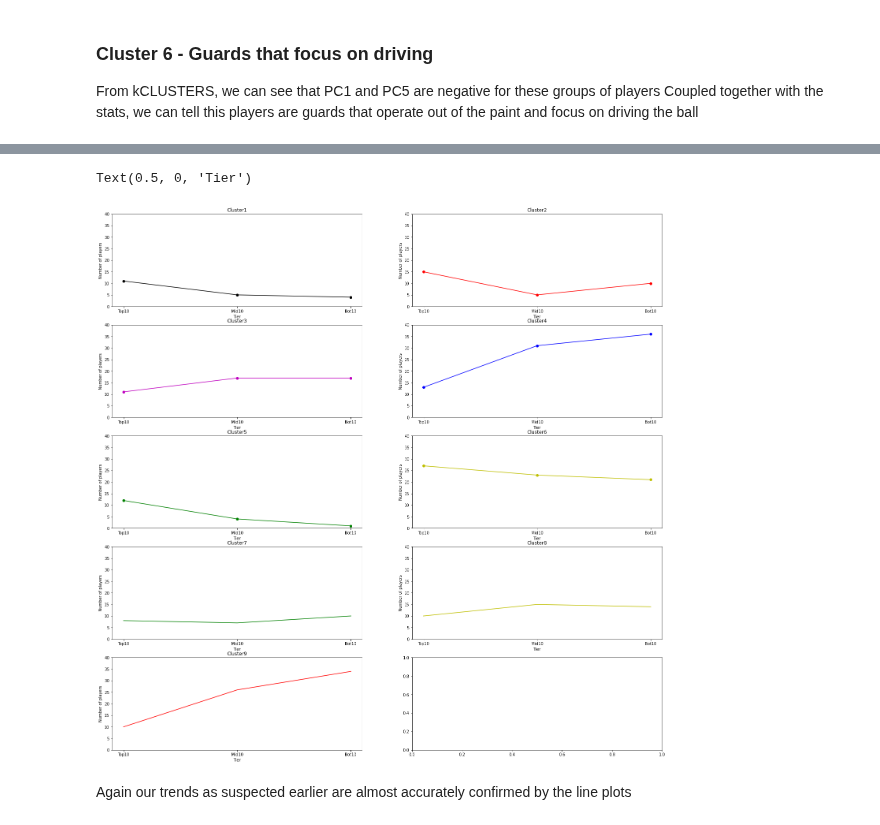
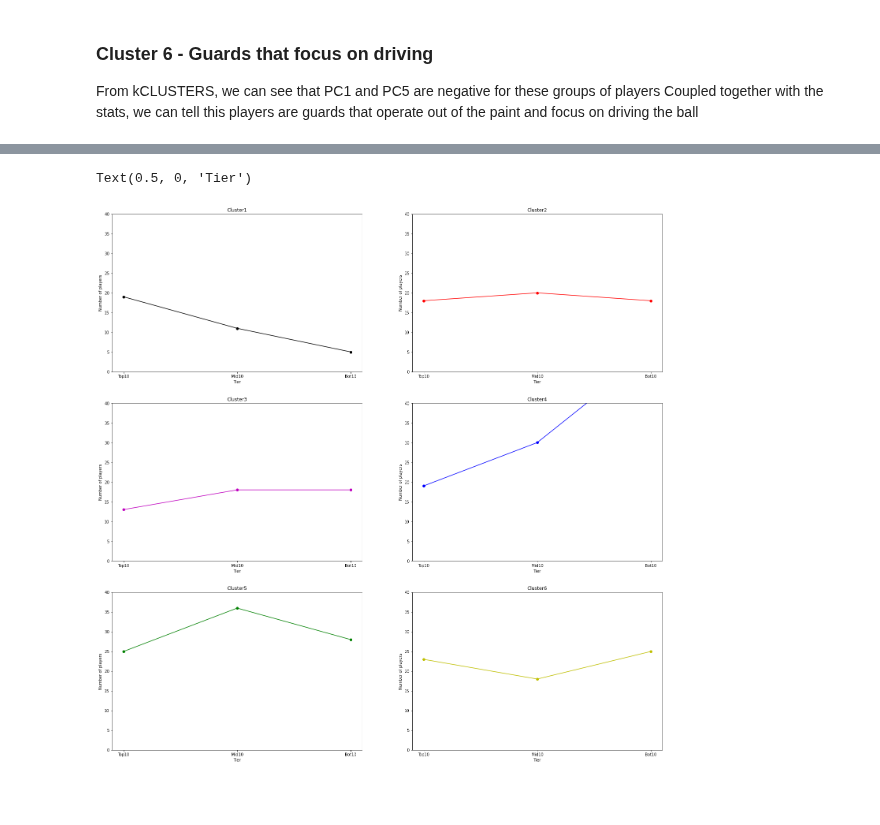
Before and after one commit to CSA100/nba-dsai, a Jupyter notebook: clusteringEDA.ipynb, the cells around one changed output, grey strips where cells are left out. Cells and saved outputs as stored; diff of their text form; code cells hidden in the pictures; blank space fills up the shorter version.

```diff
--- a/clusteringEDA.ipynb
+++ b/clusteringEDA.ipynb
@@ -210,0 +276,8 @@ Players in this cluster are not elite in any specific category. THey are average
+# %%
+mergeDF = [teamCompositionDf,teamStandings]
+
+teamComparison = pd.DataFrame()
+teamComparison['Team'] = teamStandings['Team']
+for x in mergeDF:
+    teamComparison = teamComparison.merge(x,on="Team",how="outer",suffixes=("","_delme"))
+teamComparison = teamComparison[[c for c in teamComparison.columns if not c.endswith('_delme')]]
@@ -354,17 +611,14 @@ teamCompositionDf["Cluster3"] = np.nan
 teamCompositionDf["Cluster4"] = np.nan
 teamCompositionDf["Cluster5"] = np.nan
 teamCompositionDf["Cluster6"] = np.nan
-teamCompositionDf["Cluster7"] = np.nan
-teamCompositionDf["Cluster8"] = np.nan
-teamCompositionDf["Cluster9"] = np.nan
 
 for team in clusterData.TEAM.unique():
-    clusArr = [team] + [0] * 9
+    clusArr = [team] + [0] * 6
 
     teamData = clusterData.loc[clusterData['TEAM'] == team]
 
     for index, row in teamData.iterrows():
-        clusArr[row['hCLUSTER']] += 1
+        clusArr[row['kCLUSTER']] += 1
 
     teamCompositionDf.loc[len(teamCompositionDf.index)] = clusArr
 
@@ -417,0 +672,3 @@ teamComparison
+# %%
+teamComparison.drop(['W', 'L', 'WIN%', 'Conference'], axis=1, inplace=True)
+teamComparison
@@ -475,19 +718,16 @@ tierDf["Cluster3"] = np.nan
 tierDf["Cluster4"] = np.nan
 tierDf["Cluster5"] = np.nan
 tierDf["Cluster6"] = np.nan
-tierDf["Cluster7"] = np.nan
-tierDf["Cluster8"] = np.nan
-tierDf["Cluster9"] = np.nan
 
 tiers = [["Top10", teamComparison.iloc[0:10, 0:10]], ["Mid10", teamComparison.iloc[10:20, 0:10]], ["Bot10", teamComparison.iloc[20:30, 0:10]]]
 
 for tier in tiers:
 
-    clusArr = [tier[0]] + [0] * 9
+    clusArr = [tier[0]] + [0] * 6
 
     for index, row in tier[1].iterrows():
         i = 1
-        while i < 10:
+        while i < 7:
             clusArr[i] += row[i]
             i += 1
 
@@ -511,5 +747,5 @@ To make the trends of the 9 clusters clearer we attempt simple line plots, with
 # %%
-fig, ax = plt.subplots(5, 2, figsize=(25,25))
+fig, ax = plt.subplots(3, 2, figsize=(25,25))
 
 line1 = ax[0,0].plot(tierDf.Tier, tierDf.Cluster1,'ko-',label='line1')
 ax[0,0].set_title('Cluster1')
@@ -521,51 +757,31 @@ line2 = ax[0,1].plot(tierDf.Tier, tierDf.Cluster2,'ro-',label='line2')
 ax[0,1].set_title('Cluster2')
 ax[0,1].set_ylim([0, 40])
 ax[0,1].set_ylabel('Number of players')
 ax[0,1].set_xlabel('Tier')
 
 line3 = ax[1,0].plot(tierDf.Tier, tierDf.Cluster3,'mo-',label='line3')
 ax[1,0].set_title('Cluster3')
 ax[1,0].set_ylim([0, 40])
 ax[1,0].set_ylabel('Number of players')
 ax[1,0].set_xlabel('Tier')
 
 line4 = ax[1,1].plot(tierDf.Tier, tierDf.Cluster4,'bo-',label='line4')
 ax[1,1].set_title('Cluster4')
 ax[1,1].set_ylim([0, 40])
 ax[1,1].set_ylabel('Number of players')
 ax[1,1].set_xlabel('Tier')
 
 line5 = ax[2,0].plot(tierDf.Tier, tierDf.Cluster5,'go-',label='line5')
 ax[2,0].set_title('Cluster5')
 ax[2,0].set_ylim([0, 40])
 ax[2,0].set_ylabel('Number of players')
 ax[2,0].set_xlabel('Tier')
 
 line6 = ax[2,1].plot(tierDf.Tier, tierDf.Cluster6,'yo-',label='line6')
 ax[2,1].set_title('Cluster6')
 ax[2,1].set_ylim([0, 40])
 ax[2,1].set_ylabel('Number of players')
 ax[2,1].set_xlabel('Tier')
-
-line7 = ax[3,0].plot(tierDf.Tier, tierDf.Cluster7,'g-',label='line7')
-ax[3,0].set_title('Cluster7')
-ax[3,0].set_ylim([0, 40])
-ax[3,0].set_ylabel('Number of players')
-ax[3,0].set_xlabel('Tier')
-
-line8 = ax[3,1].plot(tierDf.Tier, tierDf.Cluster8,'y-',label='line8')
-ax[3,1].set_title('Cluster8')
-ax[3,1].set_ylim([0, 40])
-ax[3,1].set_ylabel('Number of players')
-ax[3,1].set_xlabel('Tier')
-
-line9 = ax[4,0].plot(tierDf.Tier, tierDf.Cluster9,'r-',label='line9')
-ax[4,0].set_title('Cluster9')
-ax[4,0].set_ylim([0, 40])
-ax[4,0].set_ylabel('Number of players')
-ax[4,0].set_xlabel('Tier')
 # %% [output]
 Text(0.5, 0, 'Tier')
-[figure, old version]
+[figure, new version]
-# %% [markdown]
-Again our trends as suspected earlier are almost accurately confirmed by the line plots
```
Also changed, not shown: parts of 31 cells of this notebook.
